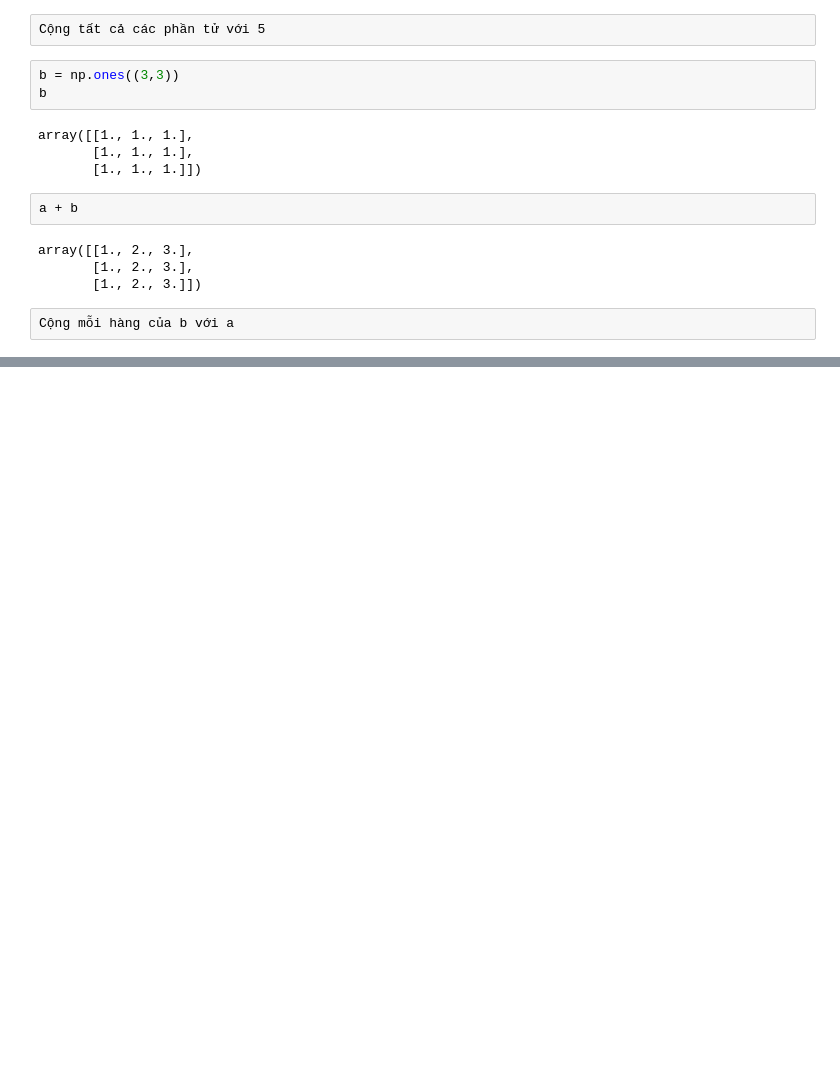
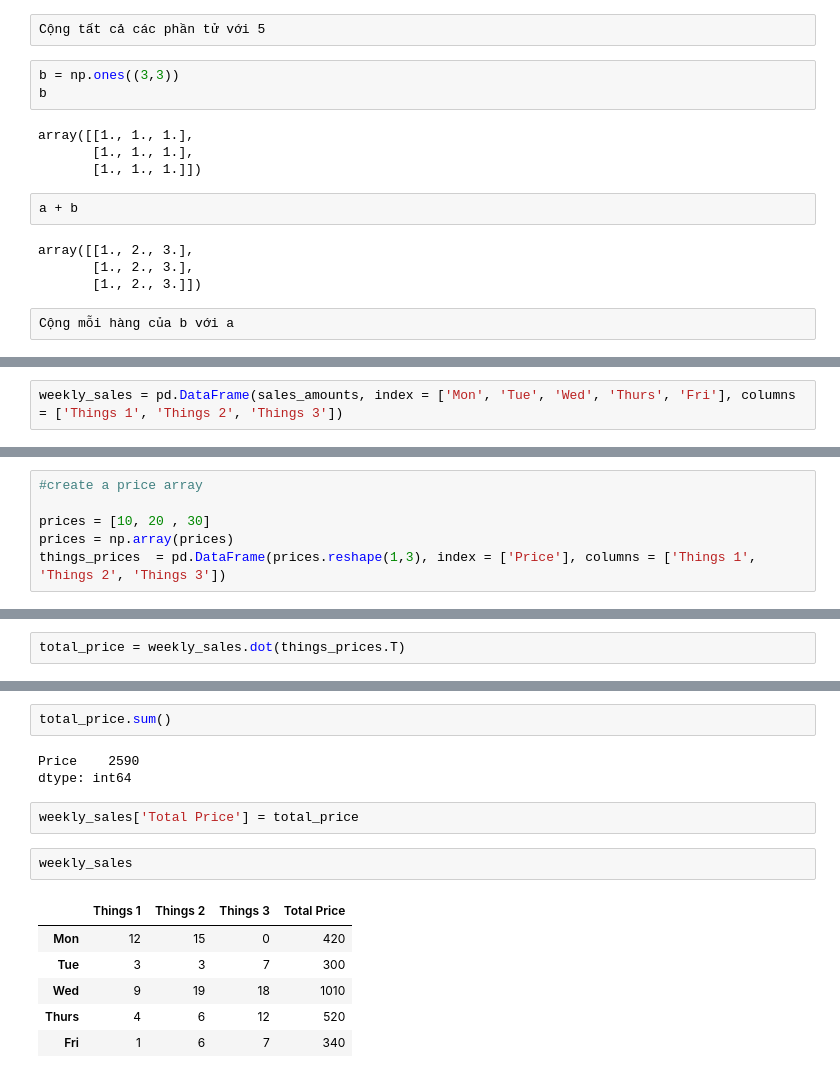
Before and after one commit to ktoan911/DataScience_Basic, a Jupyter notebook: data-science-main/Code/A3_Numpy/NumPy_Notebook.ipynb, the cells around one changed output, grey strips where cells are left out. Saved outputs shown, nothing was run; the diff lists cells and outputs as text; blank space fills up the shorter version.

```diff
--- a/data-science-main/Code/A3_Numpy/NumPy_Notebook.ipynb
+++ b/data-science-main/Code/A3_Numpy/NumPy_Notebook.ipynb
@@ -358,0 +523,2 @@ Cộng mỗi hàng của b với a
+# %%
+weekly_sales = pd.DataFrame(sales_amounts, index = ['Mon', 'Tue', 'Wed', 'Thurs', 'Fri'], columns = ['Things 1', 'Things 2', 'Things 3'])
@@ -358,0 +544,6 @@ Cộng mỗi hàng của b với a
+# %%
+#create a price array
+
+prices = [10, 20 , 30]
+prices = np.array(prices)
+things_prices  = pd.DataFrame(prices.reshape(1,3), index = ['Price'], columns = ['Things 1', 'Things 2', 'Things 3'])
@@ -358,0 +563,2 @@ Cộng mỗi hàng của b với a
+# %%
+total_price = weekly_sales.dot(things_prices.T)
@@ -358,0 +574,16 @@ Cộng mỗi hàng của b với a
+# %%
+total_price.sum()
+# %% [output]
+Price    2590
+dtype: int64
+# %%
+weekly_sales['Total Price'] = total_price
+# %%
+weekly_sales
+# %% [output]
+|  | Things 1 | Things 2 | Things 3 | Total Price |
+| Mon | 12 | 15 | 0 | 420 |
+| Tue | 3 | 3 | 7 | 300 |
+| Wed | 9 | 19 | 18 | 1010 |
+| Thurs | 4 | 6 | 12 | 520 |
+| Fri | 1 | 6 | 7 | 340 |
```
Also changed, not shown: parts of 63 cells of this notebook.
